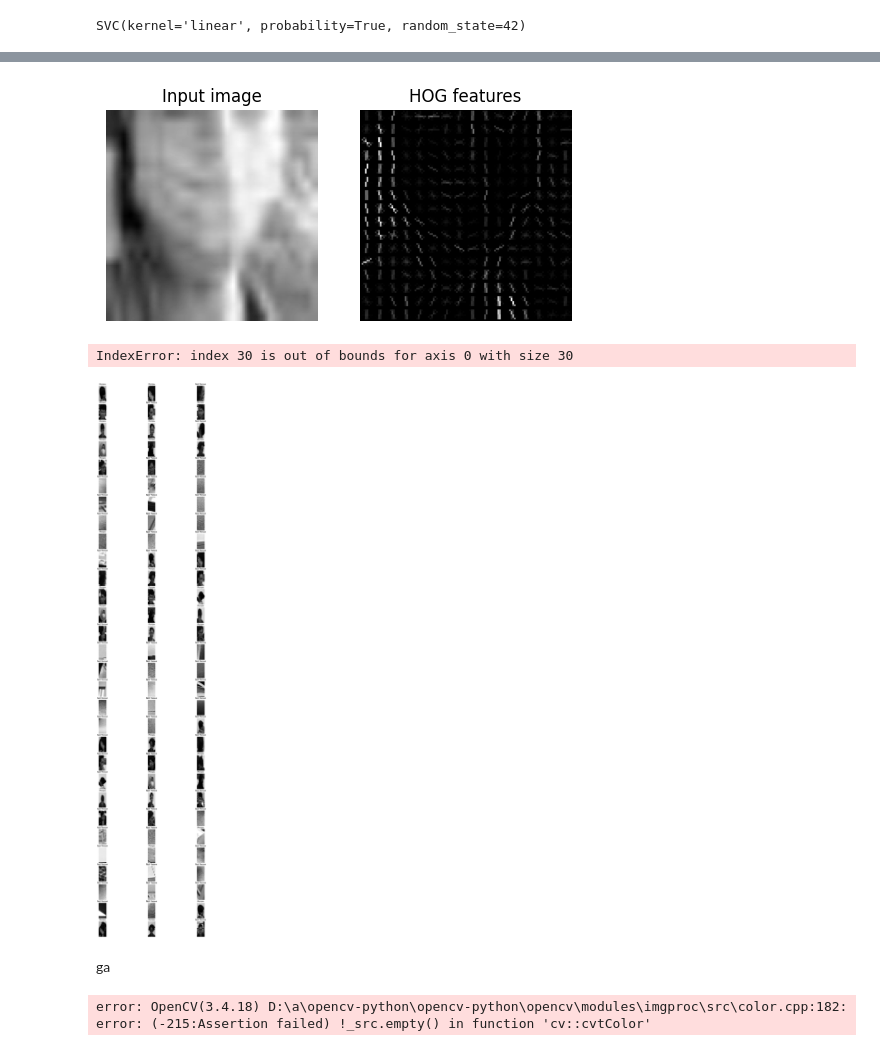
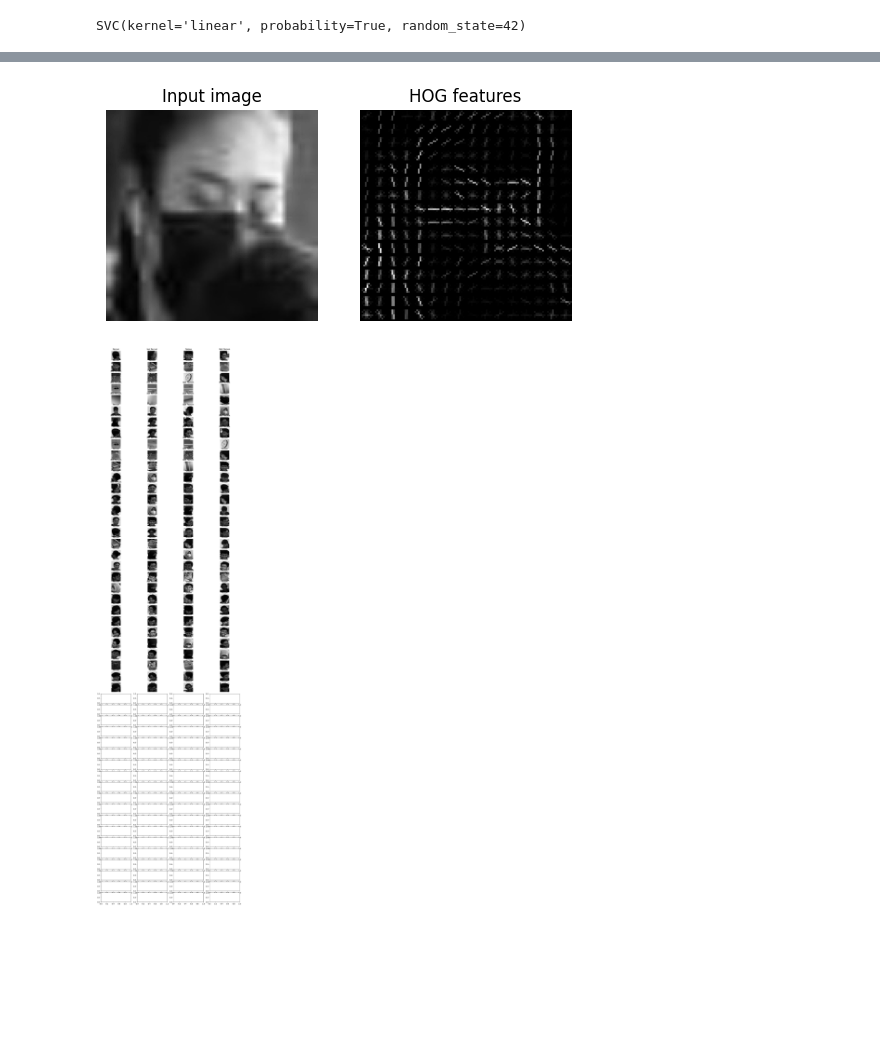
Before and after one commit to 4gungnand/pp-counter, a Jupyter notebook: load.ipynb, the cells around one changed output, grey strips where cells are left out. Cells and saved outputs as stored; diff of their text form; code cells hidden in the pictures; blank space fills up the shorter version.

Commit message:
"90% accuracy" test dataset bounding box refined.

```diff
--- a/load.ipynb
+++ b/load.ipynb
@@ -239,6 +214,0 @@ SVC(probability=True, random_state=42)
-# %%
-# Create SVM model with polynomial kernel
-model = SVC(kernel='poly', degree=3, gamma='scale', coef0=10000)
-
-# Train the model
-model.fit(X_train, y_train)
@@ -255 +215,4 @@ scaler_filename = "scaler_new.pkl"
+# %%
+model_filename = "svm_new.pkl"
+scaler_filename = "scaler_new.pkl"
 # %%
@@ -262,7 +224,7 @@ scaler_filename = "scaler_new.pkl"
 # %%
 # Load the trained model and scaler
-with open(model_filename, 'wb') as file:
-    pickle.dump(model, file)
-with open(scaler_filename, 'wb') as file:
-    pickle.dump(scaler, file)
+with open(model_filename, 'rb') as file:
+    model = pickle.load(file)
+with open(scaler_filename, 'rb') as file:
+    scaler = pickle.load(file)
 # %%
@@ -308,6 +267,6 @@ weighted avg       0.89      0.89      0.89      1021
 # %%
 # visualize the HOG features
-image = positive_images[0]
+image = positive_images[1]
 hog_features, hog_image = hog(image, orientations=9, pixels_per_cell=(8, 8),
                               cells_per_block=(2, 2), transform_sqrt=True, block_norm="L2", visualize=True)
 
@@ -320,5 +279,5 @@ axes[1].set_title('HOG features')
 axes[1].axis('off')
 plt.show()
 # %% [output]
-[figure, old version]
+[figure, new version]
 # %%
@@ -385,63 +332,35 @@ for input_dir in input:
 # %%
 # load the testing images from 'test' directory
-test_dir = r'C:\Users\WatsonNick\Downloads\People-Counter-master\People-Counter-master\Top View\cropped'
+test_dir = output_dir_test
 test_images = []
+true_labels = []  # List to store the true labels
 for filename in os.listdir(test_dir):
     image = cv2.imread(os.path.join(test_dir, filename))
     if image is not None:
         image = cv2.cvtColor(image, cv2.COLOR_BGR2GRAY)  # Convert to grayscale
         test_images.append(image)
+
+        # Add the true label based on the filename
+        if filename.endswith('1.jpg'):  # adjust as necessary
+            true_labels.append(1)
+        else:
+            true_labels.append(0)
 
 # Extract HOG features for the test images
 test_features = extract_features(test_images)
 
 # Scale the test features
 test_features_scaled = scaler.transform(test_features)
 
 # Predict the labels for the test set
 test_pred = model.predict(test_features_scaled)
 
 # Visualize the test images with the predicted labels
-fig, axes = plt.subplots(30, 3, figsize=(15, 60))
+fig, axes = plt.subplots(50, 4, figsize=(15, 60))
 for i, (image, pred) in enumerate(zip(test_images, test_pred)):
-    axes[i // 3, i % 3].imshow(image, cmap='gray')
-    axes[i // 3, i % 3].axis('off')
-    axes[i // 3, i % 3].set_title('Person' if pred == 1 else 'Not Person')
+    axes[i // 4, i % 4].imshow(image, cmap='gray')
+    axes[i // 4, i % 4].axis('off')
+    axes[i // 4, i % 4].set_title('Person' if pred == 1 else 'Not Person')
 plt.show()
 # %% [output]
-IndexError: index 30 is out of bounds for axis 0 with size 30
-[figure, old version]
+[figure, new version]
-# %% [markdown]
-ga
-# %%
-# load the testing images from 'test' directory
-test_dir = r'C:\Users\WatsonNick\Downloads\People-Counter-master\People-Counter-master\Top View\INRIA Person detection dataset.v1i.voc\test'
-test_images = []
-for filename in os.listdir(test_dir):
-    image = cv2.imread(os.path.join(test_dir, filename))
-    image = cv2.cvtColor(image, cv2.COLOR_BGR2GRAY)  # Convert to grayscale
-    test_images.append(image)
-
-# Extract HOG features for the test images
-test_features = extract_features(test_images)
-
-# Scale the test features
-test_features_scaled = scaler.transform(test_features)
-
-# Predict the labels for the test set
-test_pred = model.predict(test_features_scaled)
-
-# Calculate the number of rows and columns for subplots
-num_images = len(test_images)
-num_rows = (num_images + 2) // 3
-num_cols = min(num_images, 3)
-
-# Visualize the test images with the predicted labels
-fig, axes = plt.subplots(num_rows, num_cols, figsize=(19, 6))
-for i, (image, pred) in enumerate(zip(test_images, test_pred)):
-    axes[i // num_cols, i % num_cols].imshow(image, cmap='gray')
-    axes[i // num_cols, i % num_cols].axis('off')
-    axes[i // num_cols, i % num_cols].set_title('Person' if pred == 1 else 'Not Person')
-plt.show()
-# %% [output]
-error: OpenCV(3.4.18) D:\a\opencv-python\opencv-python\opencv\modules\imgproc\src\color.cpp:182: error: (-215:Assertion failed) !_src.empty() in function 'cv::cvtColor'
```
Also changed, not shown: parts of 25 cells of this notebook, 16 other files.
